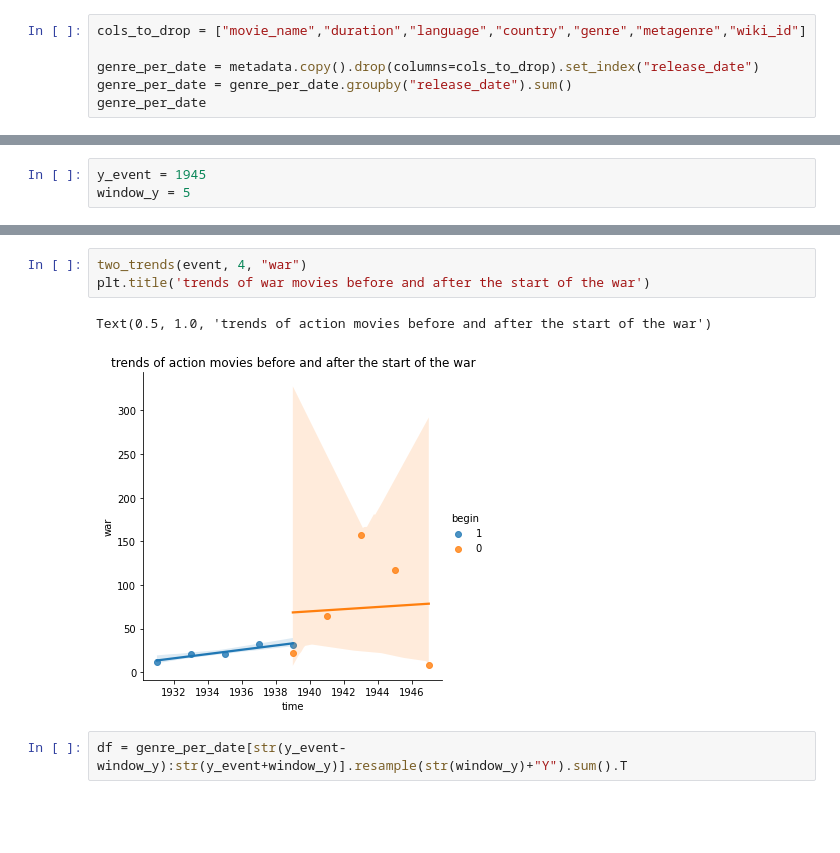
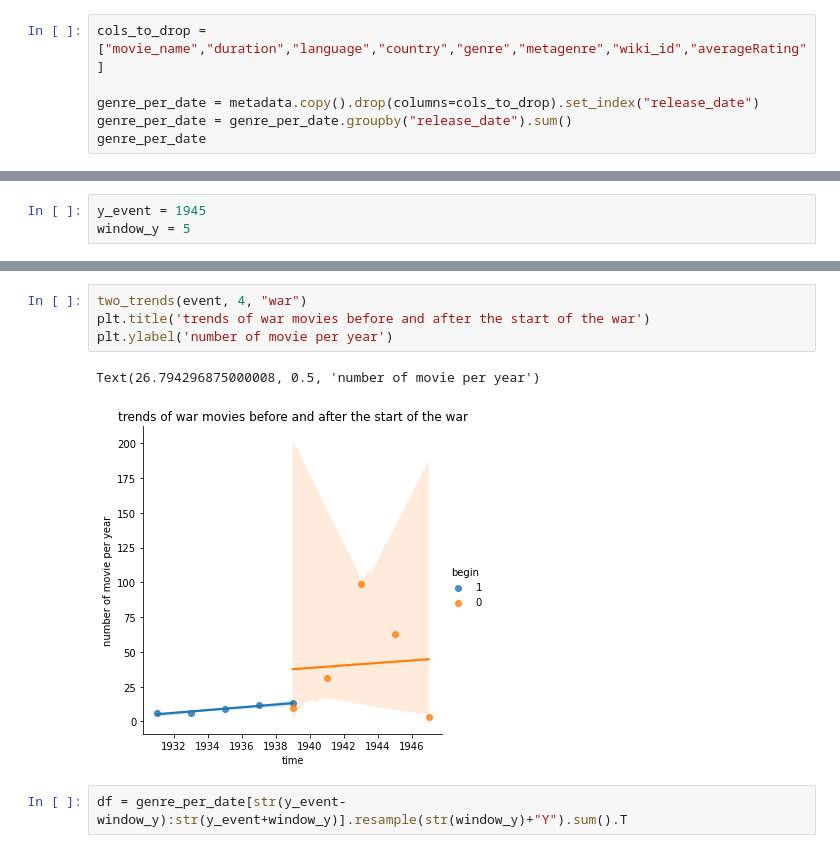
Before and after one commit to epfl-ada/ada-2022-project-abracadabra2022, a Jupyter notebook: Merged_v2.ipynb, the cells around one changed output, grey strips where cells are left out. Drawn from its saved outputs; the diff is of its cells as text; blank space fills up the shorter version.

```diff
--- a/Merged_v2.ipynb
+++ b/Merged_v2.ipynb
@@ -480,7 +480,7 @@ Index(['wiki_id', 'freebase_id', 'movie_name', 'release_date', 'duration',
 dummies_genres = pd.get_dummies(metadata["metagenre"].explode()).sum(level=0)
 metadata = metadata.join(dummies_genres)
 # %%
-cols_to_drop = ["movie_name","duration","language","country","genre","metagenre","wiki_id"]
+cols_to_drop = ["movie_name","duration","language","country","genre","metagenre","wiki_id","averageRating"]
 
 genre_per_date = metadata.copy().drop(columns=cols_to_drop).set_index("release_date")
 genre_per_date = genre_per_date.groupby("release_date").sum()
@@ -697,9 +697,10 @@ Text(0.5, 1.0, 'Histogram')
 # %%
 two_trends(event, 4, "war")
 plt.title('trends of war movies before and after the start of the war')
+plt.ylabel('number of movie per year')
 # %% [output]
-Text(0.5, 1.0, 'trends of action movies before and after the start of the war')
+Text(26.794296875000008, 0.5, 'number of movie per year')
-[figure, old version]
+[figure, new version]
 # %%
 df = genre_per_date[str(y_event-window_y):str(y_event+window_y)].resample(str(window_y)+"Y").sum().T
 # %%
```
Also changed, not shown: parts of 39 cells of this notebook.
